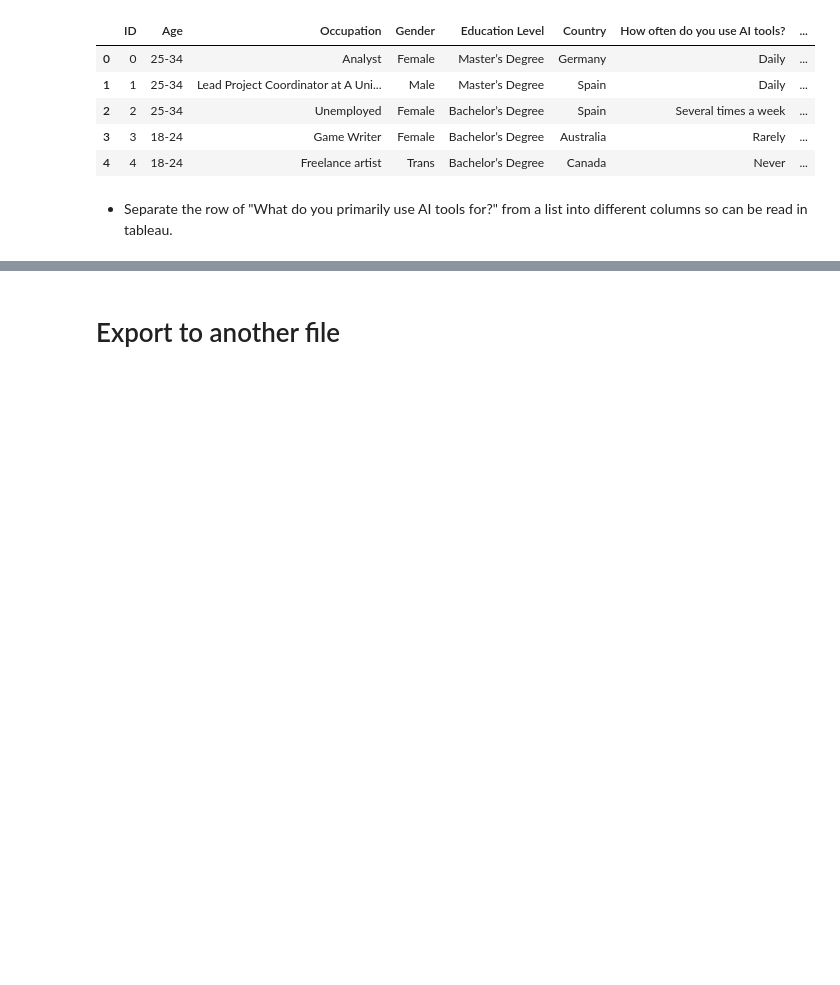
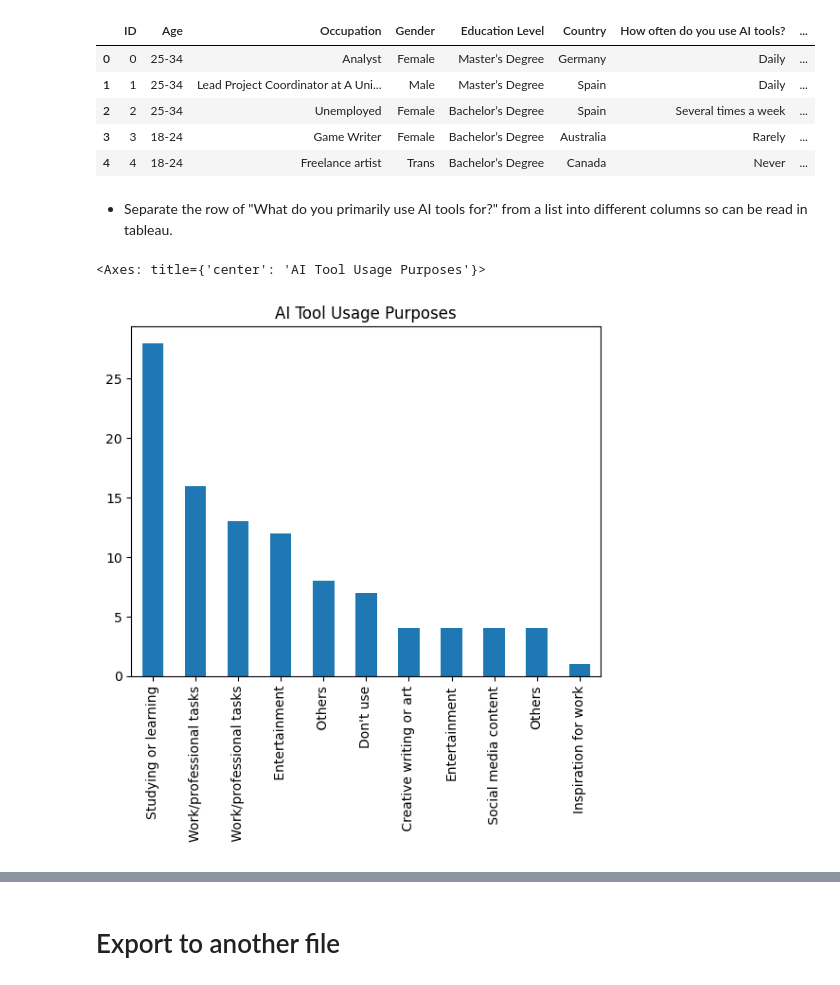
Before and after one commit to MarcMDeveloper/Data_Analysis-AI-Psychology, a Jupyter notebook: notebooks/2-transform_basic_data.ipynb, the cells around one changed output, grey strips where cells are left out. Saved outputs shown, nothing was run; the diff lists cells and outputs as text; code cells hidden in the pictures; blank space fills up the shorter version.

```diff
--- a/notebooks/2-transform_basic_data.ipynb
+++ b/notebooks/2-transform_basic_data.ipynb
@@ -24,3 +25,22 @@ data.head()
 | 4 | 4 | 18-24 | Freelance artist | Trans | Bachelor’s Degree | Canada | Never | ... |
 # %% [markdown]
 - Separate the row of "What do you primarily use AI tools for?" from a list into different columns so can be read in tableau.
+# %%
+# Step 1: Convert the string representation of lists to actual lists
+data = data.rename(columns={'What do you primarily use AI tools for?': 'AI_Use_List'})
+
+# Step 2: One-hot encode the list directly (since it's already a list!)
+mlb = MultiLabelBinarizer()
+encoded_df = pd.DataFrame(mlb.fit_transform(data['AI_Use_List']),
+                          columns=mlb.classes_,
+                          index=data.index)
+
+# Step 3: Combine with original data
+data_with_flags = pd.concat([data, encoded_df], axis=1)
+
+# Step 4: Plot usage frequencies
+usage_summary = data_with_flags[mlb.classes_].sum().sort_values(ascending=False)
+usage_summary.plot(kind='bar', title='AI Tool Usage Purposes')
+# %% [output]
+<Axes: title={'center': 'AI Tool Usage Purposes'}>
+[figure, added]
```
Also changed, not shown: parts of 3 cells of this notebook, 5 other files.
